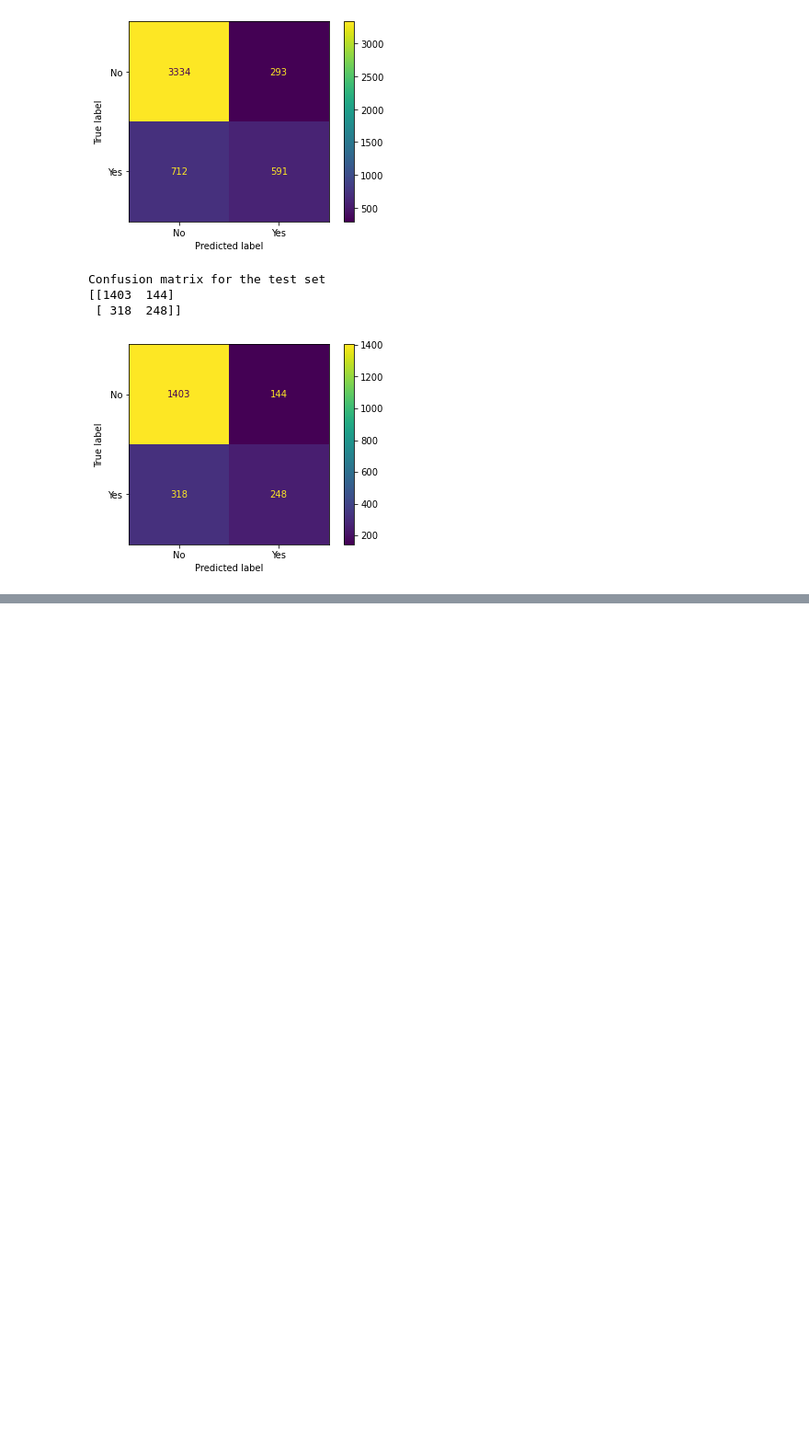
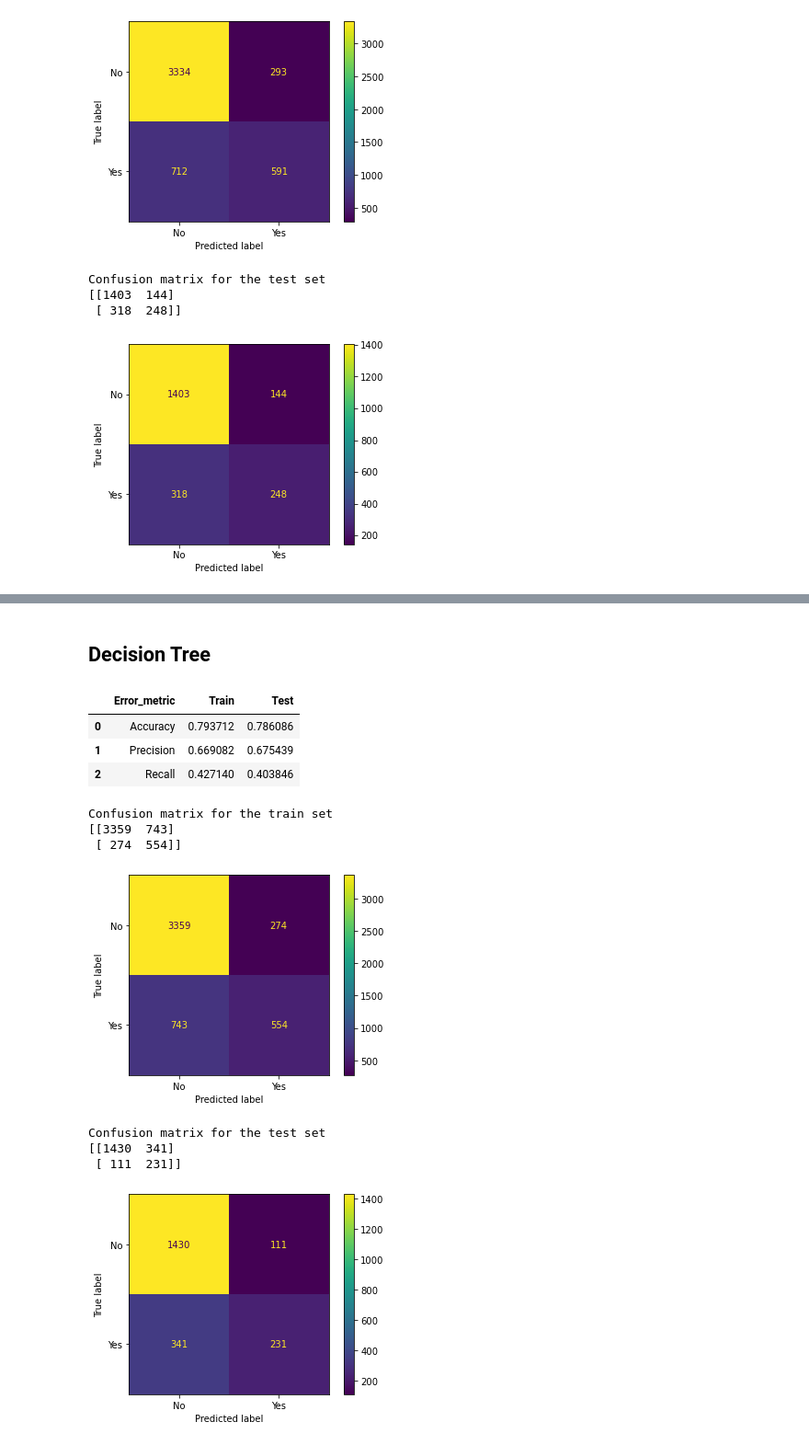
Before and after one commit to aparrarozo/Iron_Alejandra, a Jupyter notebook: Lab Classification/Lab Classification.ipynb, the cells around one changed output, grey strips where cells are left out. Shown: that part at 92% size. Saved outputs shown, nothing was run; the diff lists cells and outputs as text; code cells hidden in the pictures; blank space fills up the shorter version.

```diff
--- a/Lab Classification/Lab Classification.ipynb
+++ b/Lab Classification/Lab Classification.ipynb
@@ -256,0 +457,3 @@ Confusion matrix for the test set
+# %%
+categorical = churnData.select_dtypes(include = object)
+categorical
@@ -256,0 +476,4 @@ Confusion matrix for the test set
+# %%
+
+categorical_cols = pd.get_dummies(categorical.iloc[:,:-1], drop_first=True)
+categorical_cols
@@ -256,0 +494,5 @@ Confusion matrix for the test set
+# %%
+X = pd.concat([numerical, categorical_cols], axis= 1)
+y = churnData.iloc[:,-1]
+X_train, X_test, y_train, y_test = train_test_split(X, y, test_size=0.30, random_state=11)
+X
@@ -256,0 +528,46 @@ Confusion matrix for the test set
+# %% [markdown]
+## Decision Tree
+# %%
+dt = DecisionTreeClassifier(max_depth=4, random_state= 123)
+
+dt.fit(X_train, y_train)
+
+y_pred_train_dt = dt.predict(X_train)
+y_pred_test_dt = dt.predict(X_test)
+
+
+performance_df = pd.DataFrame({'Error_metric': ['Accuracy','Precision','Recall'],
+                               'Train': [accuracy_score(y_train, y_pred_train_dt),
+                                         precision_score(y_train, y_pred_train_dt, pos_label="Yes"),
+                                         recall_score(y_train, y_pred_train_dt, pos_label="Yes")],
+                               'Test': [accuracy_score(y_test, y_pred_test_dt),
+                                        precision_score(y_test, y_pred_test_dt, pos_label="Yes"),
+                                        recall_score(y_test, y_pred_test_dt, pos_label="Yes")]})
+
+display(performance_df)
+
+print("Confusion matrix for the train set")
+print(confusion_matrix(y_train,y_pred_train_dt).T)
+plot_confusion_matrix(dt,X_train,y_train, values_format = 'd')
+plt.show()
+
+print()
+print()
+
+print("Confusion matrix for the test set")
+print(confusion_matrix(y_test,y_pred_test_dt).T)
+plot_confusion_matrix(dt,X_test,y_test, values_format = 'd')
+plt.show()
+# %% [output]
+|  | Error_metric | Train | Test |
+| 0 | Accuracy | 0.793712 | 0.786086 |
+| 1 | Precision | 0.669082 | 0.675439 |
+| 2 | Recall | 0.427140 | 0.403846 |
+Confusion matrix for the train set
+[[3359  743]
+ [ 274  554]]
+[figure, added]
+Confusion matrix for the test set
+[[1430  341]
+ [ 111  231]]
+[figure, added]
```
Also changed, not shown: parts of 30 cells of this notebook, 1 other file.
